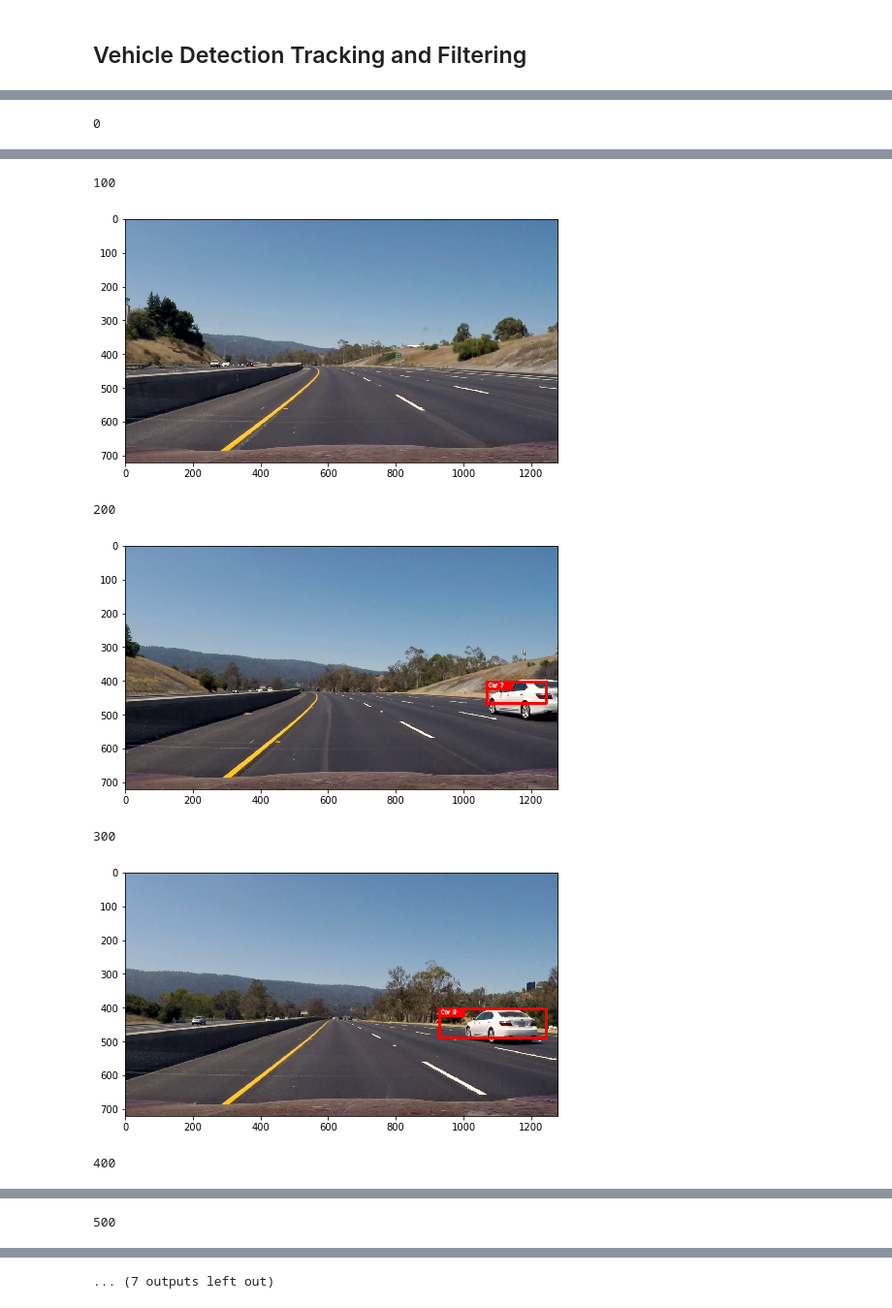
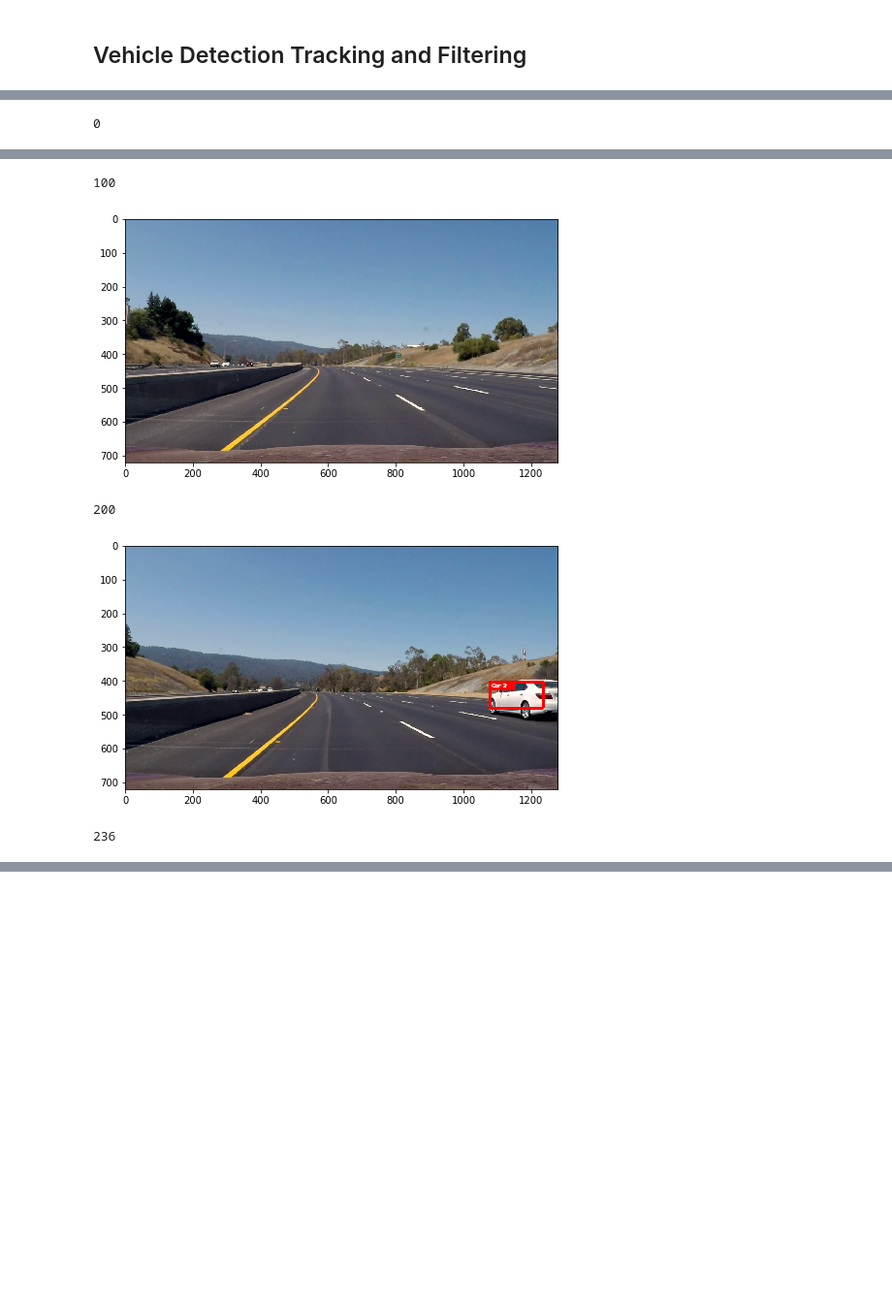
Before and after one commit to SvenKratz/CarND-Vehicle-Detection-P5, a Jupyter notebook: Vehicle Video Detection Pipeline.ipynb, the cells around one changed output, grey strips where cells are left out. Shown at 97% size. Drawn from its saved outputs; the diff is of its cells as text; code cells hidden in the pictures; blank space fills up the shorter version.

```diff
--- a/Vehicle Video Detection Pipeline.ipynb
+++ b/Vehicle Video Detection Pipeline.ipynb
@@ -221,6 +223,7 @@ class Filter:
         return len(self.filter_queue) > 0
 
 class GaussianFilter(Filter):
+    '''Same as Filter but with a Gaussian 1D filter, which should react a bit quicker'''
     def get_value(self):
         q = np.array(self.filter_queue)
         f =  gaussian(q, 4.0, axis = 1)
@@ -232,9 +235,10 @@ class GaussianFilter(Filter):
 class Car:
     carID = 0
     def __init__(self, initial_window):
-        self.filter = Filter(winsize = 5)
+        self.filter = Filter(winsize = 6)
         self.filter.add_value(np.float32(initial_window))
-        self.lifespan = 5
+        self.max_lifespan = 8
+        self.lifespan = self.max_lifespan
         Car.carID += 1
 
     def get_filtered_win(self):
@@ -252,7 +256,7 @@ class Car:
         ''' updates window filter '''
         self.filter.add_value(np.float32(window))
         # preserve lifespan, as it has been updated
-        self.lifespan = 2
+        self.lifespan = self.max_lifespan
 
     @staticmethod
     def find_corresponding(cars, window):
@@ -303,18 +307,21 @@ def process_frame(img):
     #plt.imshow(M)
     #plt.show()
 
-    windows_small = slide_window(M, x_start_stop=(528, 968), y_start_stop=(387, 437),
+    windows_small = slide_window(M, x_start_stop=(538, 968), y_start_stop=(387, 437),
                     xy_window=(32, 32), xy_overlap=(0.5, 0.5))
 
-    windows_med = slide_window(M, x_start_stop=(300, 1280), y_start_stop=(387, 575),
+    windows_med = slide_window(M, x_start_stop=(450, 1280), y_start_stop=(387, 575),
                     xy_window=(64, 64), xy_overlap=(0.75, 0.75))
 
-    windows_lg = slide_window(M, x_start_stop=(72, 1280), y_start_stop=(387, 677),
-                    xy_window=(128, 128), xy_overlap=(0.75, 0.75))
+    windows_lg = slide_window(M, x_start_stop=(400, 1280), y_start_stop=(387, 677),
+                    xy_window=(128, 128), xy_overlap=(0.8, 0.8))
+
+    windows_xlg = slide_window(M, x_start_stop=(400, 1280), y_start_stop=(387, 677),
+                    xy_window=(196, 196), xy_overlap=(0.7, 0.7))
 
 
 
-    all_windows = windows_small + windows_med + windows_lg
+    all_windows = windows_small + windows_med + windows_lg + windows_xlg
 
     #print (len(windows_small), len(windows_med), len(windows_lg))
     #print (len(windows))
@@ -337,13 +344,14 @@ def process_frame(img):
     crops_small = np.int32([M[c[0][1]:c[1][1], c[0][0]:c[1][0]] for c in windows_small])
     crops_med = np.int32([M[c[0][1]:c[1][1], c[0][0]:c[1][0]] for c in windows_med])
     crops_lg = np.int32([M[c[0][1]:c[1][1], c[0][0]:c[1][0]] for c in windows_lg])
-
+    crops_xlg = np.int32([M[c[0][1]:c[1][1], c[0][0]:c[1][0]] for c in windows_xlg])
 
 
 
     res_small = list(model.predict(crops_small))
     res_med = list(model.predict(crops_med))
     res_lg = list(model.predict(crops_lg))
+    res_xlg = list(model.predict(crops_xlg))
 
     res = res_small + res_med + res_lg
 
@@ -369,7 +377,7 @@ def process_frame(img):
 
     thresh = np.array(heat)
 
-    thresh = apply_threshold(thresh, 9)
+    thresh = apply_threshold(thresh, 11)
 
 
 
@@ -390,7 +398,7 @@ def process_frame(img):
 
     n_cars = 0
     for x0,y0,w,h,a in stats[1:]:
-        if a > 7500:
+        if a > 6000:
             #print (a)
             car_boxes.append([(x0,y0),(x0+w,y0+h)])
 
@@ -437,34 +445,32 @@ while True:
     car_detect_frame = process_frame(frame)
 
 
     print(frame_ctr, end = "\r")
     if frame_ctr % 100 == 0:
         plt.rcParams['figure.figsize'] = (8,5)
         plt.imshow(car_detect_frame)
         plt.show()
     frame_ctr += 1
     out.write(cv2.cvtColor(car_detect_frame, cv2.COLOR_RGB2BGR))
 
 
 print ("Processed", frame_ctr, "Frames")
 
 out.release()
 cap.release()
 
 ### video playback
 from IPython.display import HTML
 
 HTML('''
 <video width="640" height="480" controls>
   <source src="car_detect_output.mp4" type="video/mp4">
 </video>''')
 # %% [output]
 0
 [figure]
 100
 [figure]
 200
-[figure, old version]
+[figure, new version]
-300
+236
-[figure, removed]
-400
@@ -472 +476,0 @@ HTML('''
-500
@@ -474,4 +477,3 @@ HTML('''
-... (7 outputs left out)
 # %%
 HTML('''
 <video width="640" height="480" controls>
```
Also changed, not shown: parts of 3 cells of this notebook, 2 other files.
